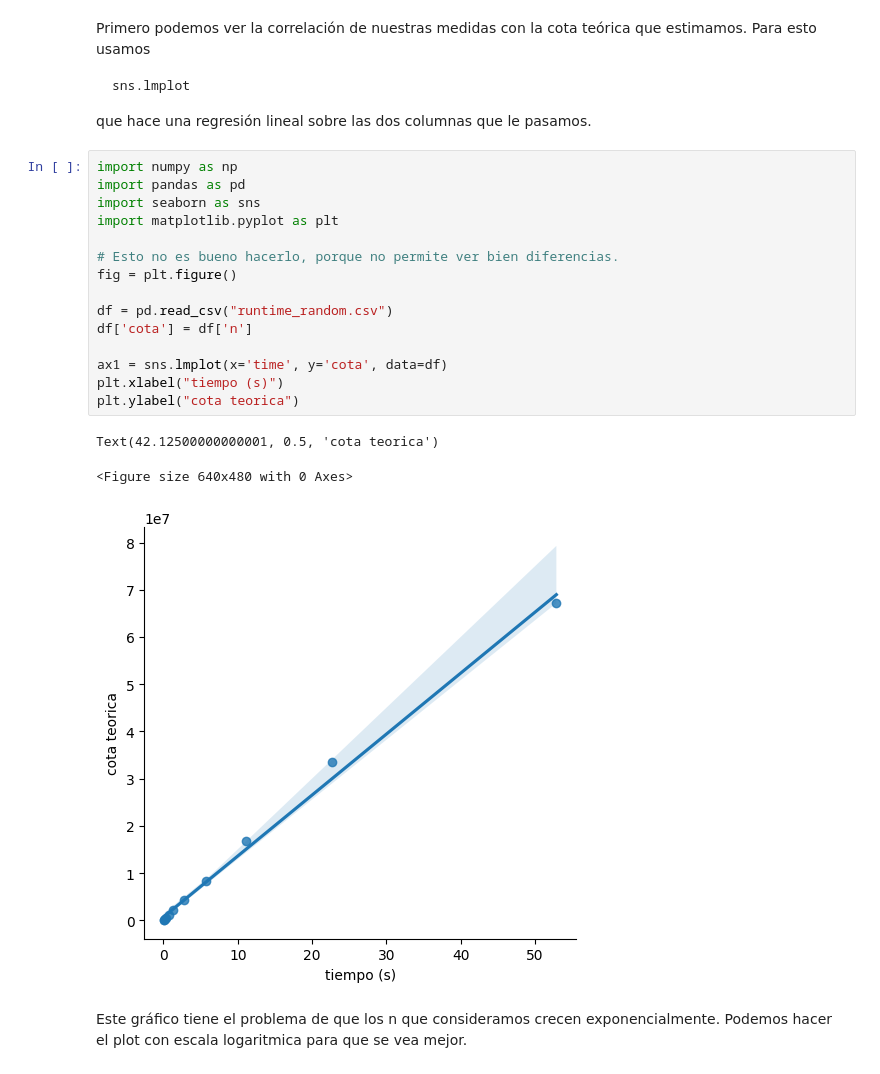
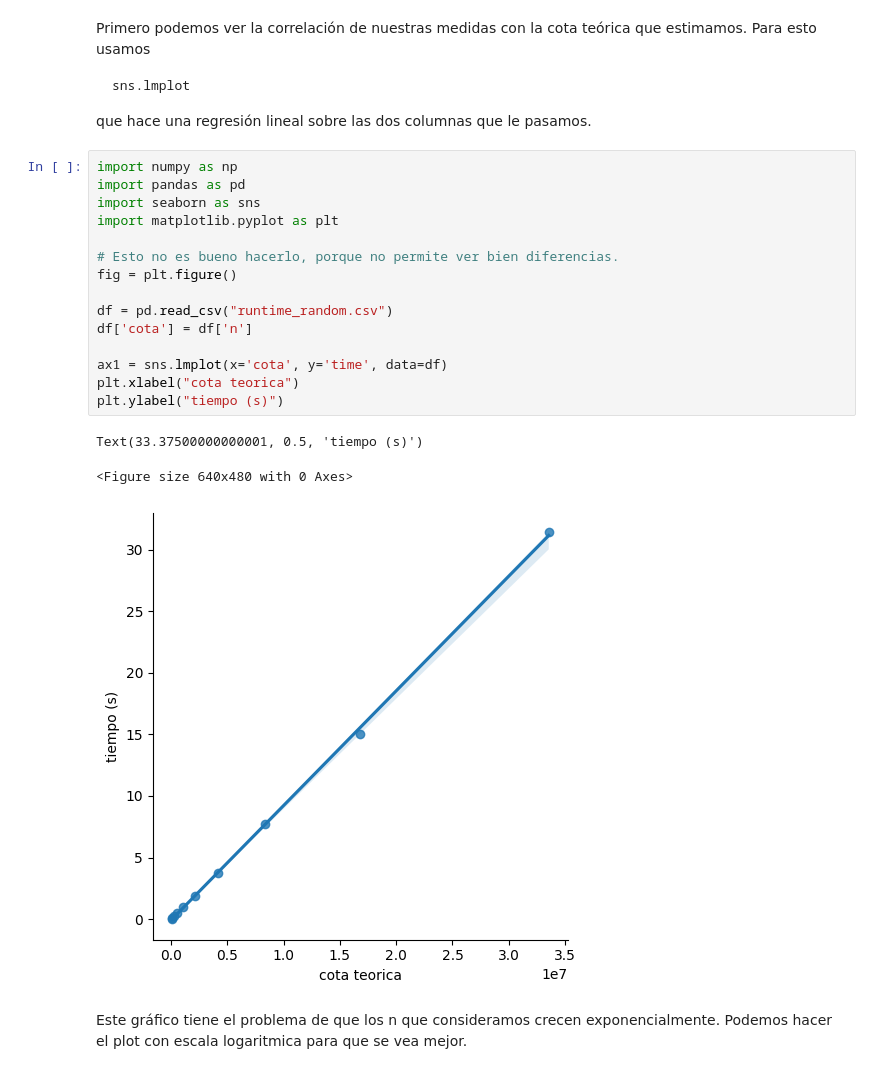
Before and after one commit to JoaquinPolonuer/algo3, a Jupyter notebook: tp1/ejercicio3_experimentacion/Experimentacion.ipynb, the cells around one changed output. Cells and saved outputs as stored; diff of their text form.

```diff
--- a/tp1/ejercicio3_experimentacion/Experimentacion.ipynb
+++ b/tp1/ejercicio3_experimentacion/Experimentacion.ipynb
@@ -11,22 +11,22 @@ que hace una regresión lineal sobre las dos columnas que le pasamos.
 # %%
 import numpy as np
 import pandas as pd
 import seaborn as sns
 import matplotlib.pyplot as plt
 
 # Esto no es bueno hacerlo, porque no permite ver bien diferencias.
 fig = plt.figure()
 
 df = pd.read_csv("runtime_random.csv")
 df['cota'] = df['n']
 
-ax1 = sns.lmplot(x='time', y='cota', data=df)
-plt.xlabel("tiempo (s)")
-plt.ylabel("cota teorica")
+ax1 = sns.lmplot(x='cota', y='time', data=df)
+plt.xlabel("cota teorica")
+plt.ylabel("tiempo (s)")
 # %% [output]
-Text(42.12500000000001, 0.5, 'cota teorica')
+Text(33.37500000000001, 0.5, 'tiempo (s)')
 <Figure size 640x480 with 0 Axes>
-[figure, old version]
+[figure, new version]
 # %% [markdown]
 Este gráfico tiene el problema de que los n que consideramos crecen exponencialmente. Podemos hacer el plot con escala logaritmica para que se vea mejor.
 # %%
```
Also changed, not shown: parts of 8 cells of this notebook, 7 other files.
